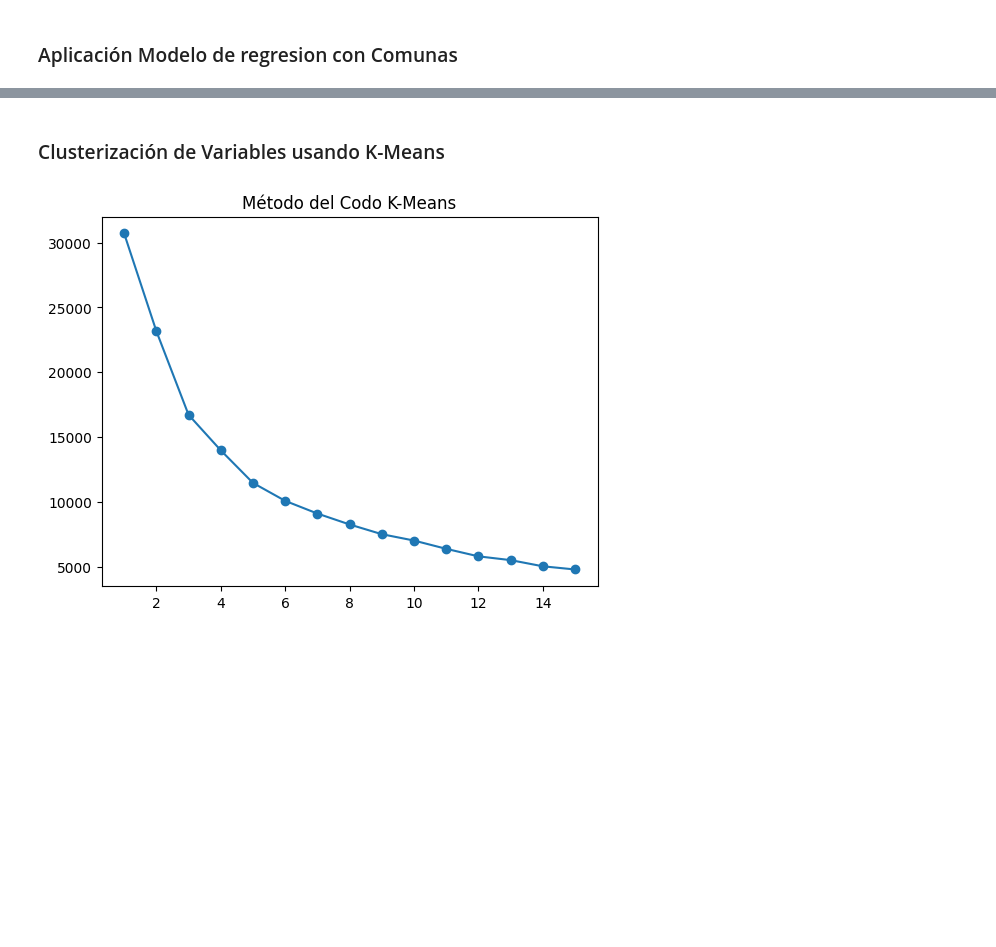
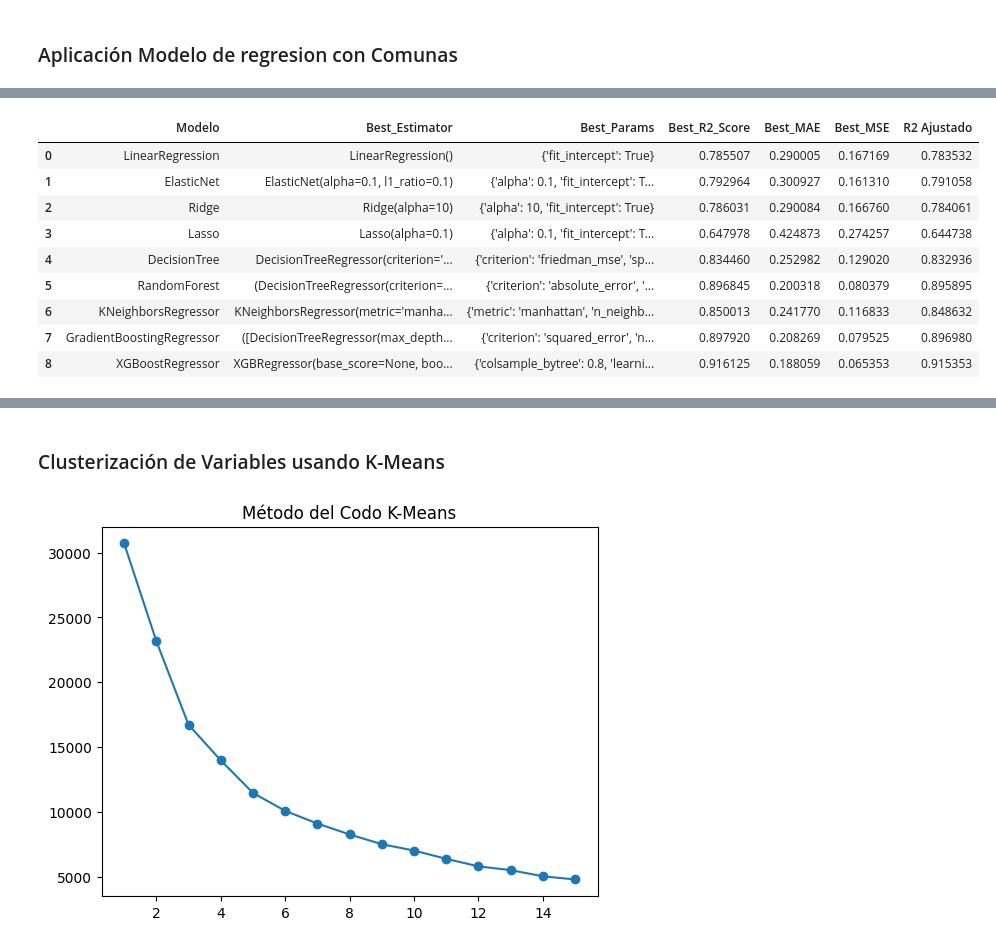
Before and after one commit to mespinoza8/Prediccion-Precio-Casas, a Jupyter notebook: precio_casas.ipynb, the cells around one changed output, grey strips where cells are left out. Cells and saved outputs as stored; diff of their text form; code cells hidden in the pictures; blank space fills up the shorter version.

Commit message:
se modifican hiperparámetros del xgboost

```diff
--- a/precio_casas.ipynb
+++ b/precio_casas.ipynb
@@ -183,14 +183,14 @@ def modelos_regresion (X,y):
     },
     'XGBoostRegressor':{
         'model': xgb.XGBRegressor(objective='reg:squarederror'),
-        'params': {'n_estimators': [100, 300, 500],
-                   'learning_rate': [0.01, 0.1, 0.2],
-                   'max_depth': [3, 5, 7],
-                   'subsample': [0.7, 0.8, 0.9],
-                   'colsample_bytree': [0.7, 0.8, 1.0],
-                   'min_child_weight': [1, 3, 5],
-                   'reg_alpha': [0, 0.1, 0.5],
-                   'reg_lambda': [0.1, 0.5, 1.0]
+        'params': {'n_estimators': [100, 200],
+                   'learning_rate': [0.05, 0.1],
+                   'max_depth': [3, 5],
+                   'subsample': [0.7, 0.8],
+                   'colsample_bytree': [0.8],
+                   'min_child_weight': [1, 3],
+                   'reg_alpha': [0, 0.1],
+                   'reg_lambda': [0.1, 0.5]
         }
     }
 
@@ -203,7 +203,7 @@ def modelos_regresion (X,y):
 
     results=[]
 
-    #Se realiza un GridSearchCV para cada modelo probando con diferentes hiperparámetros
+    #Se realiza un GridSearchCV para cada modelo probando con diferentes hiperparámetros y validando con 5 folds
     for model_name, model in models.items():
 
         grid = GridSearchCV(model['model'], model['params'], cv=5, scoring=scoring,n_jobs=-1,refit='R2')
@@ -221,13 +221,6 @@ def modelos_regresion (X,y):
 
     results_df=pd.DataFrame(results)
 
-    #Se calcula el R2 Ajustado
-    lista=[]
-    for i in results_df['Best_R2_Score'].values:
-        lista.append((1-((results_df.shape[0]-1)/(results_df.shape[0]-len(X)-1))*(1-i)))
-
-    results_df['R2 Ajustado']=lista
-
     return results_df
 # %% [markdown]
 ### Aplicación Modelo de regresion sin Comunas
@@ -243,10 +246,11 @@ df_sin_comunas=modelos_regresion(X_sin_comunas,y_sin_comunas)
 ### Aplicación Modelo de regresion con Comunas
 # %%
 df_casas_2=pd.get_dummies(df_casas,columns=['Comuna'],drop_first=True)
+df_casas_2=df_casas_2.drop(columns=['Ubicacion','id','Realtor','Price_CLP','Price_USD'],axis=1)
 df_casas_2=df_casas_2.dropna(how='any')
 df_casas_2=df_casas_2[(df_casas_2['Total Area']<250000) & (df_casas_2['Built Area']<300000)]
 
-X_con_comunas=df_casas_2.drop(columns=['Price_UF','Price_USD','Price_CLP','Ubicacion','id','Realtor'],axis=1)
-y_con_comunas=df_casas_1['Price_UF']
+X_con_comunas=df_casas_2.drop(columns=['Price_UF'],axis=1)
+y_con_comunas=np.log(df_casas_2['Price_UF'])
 
 df_con_comunas=modelos_regresion(X_con_comunas,y_con_comunas)
@@ -252,0 +267,24 @@ df_con_comunas=modelos_regresion(X_con_comunas,y_con_comunas)
+# %%
+# Se agrega función que cálcula el R2 Ajustado para ambos modelos
+
+def R2_ajustado(df,X):
+    list=[]
+    for i in df['Best_R2_Score'].values:
+        list.append((1-((X.shape[0]-1)/(X.shape[0]-X.shape[1]-1))*(1-i)))
+    return list
+# %%
+df_con_comunas['R2 Ajustado']=R2_ajustado(df_con_comunas,X_con_comunas)
+df_sin_comunas['R2 Ajustado']=R2_ajustado(df_sin_comunas,X_sin_comunas)
+# %%
+df_con_comunas
+# %% [output]
+|  | Modelo | Best_Estimator | Best_Params | Best_R2_Score | Best_MAE | Best_MSE | R2 Ajustado |
+| 0 | LinearRegression | LinearRegression() | {'fit_intercept': True} | 0.785507 | 0.290005 | 0.167169 | 0.783532 |
+| 1 | ElasticNet | ElasticNet(alpha=0.1, l1_ratio=0.1) | {'alpha': 0.1, 'fit_intercept': T... | 0.792964 | 0.300927 | 0.161310 | 0.791058 |
+| 2 | Ridge | Ridge(alpha=10) | {'alpha': 10, 'fit_intercept': True} | 0.786031 | 0.290084 | 0.166760 | 0.784061 |
+| 3 | Lasso | Lasso(alpha=0.1) | {'alpha': 0.1, 'fit_intercept': T... | 0.647978 | 0.424873 | 0.274257 | 0.644738 |
+| 4 | DecisionTree | DecisionTreeRegressor(criterion='... | {'criterion': 'friedman_mse', 'sp... | 0.834460 | 0.252982 | 0.129020 | 0.832936 |
+| 5 | RandomForest | (DecisionTreeRegressor(criterion=... | {'criterion': 'absolute_error', '... | 0.896845 | 0.200318 | 0.080379 | 0.895895 |
+| 6 | KNeighborsRegressor | KNeighborsRegressor(metric='manha... | {'metric': 'manhattan', 'n_neighb... | 0.850013 | 0.241770 | 0.116833 | 0.848632 |
+| 7 | GradientBoostingRegressor | ([DecisionTreeRegressor(max_depth... | {'criterion': 'squared_error', 'n... | 0.897920 | 0.208269 | 0.079525 | 0.896980 |
+| 8 | XGBoostRegressor | XGBRegressor(base_score=None, boo... | {'colsample_bytree': 0.8, 'learni... | 0.916125 | 0.188059 | 0.065353 | 0.915353 |
```
Also changed, not shown: parts of 5 cells of this notebook.
